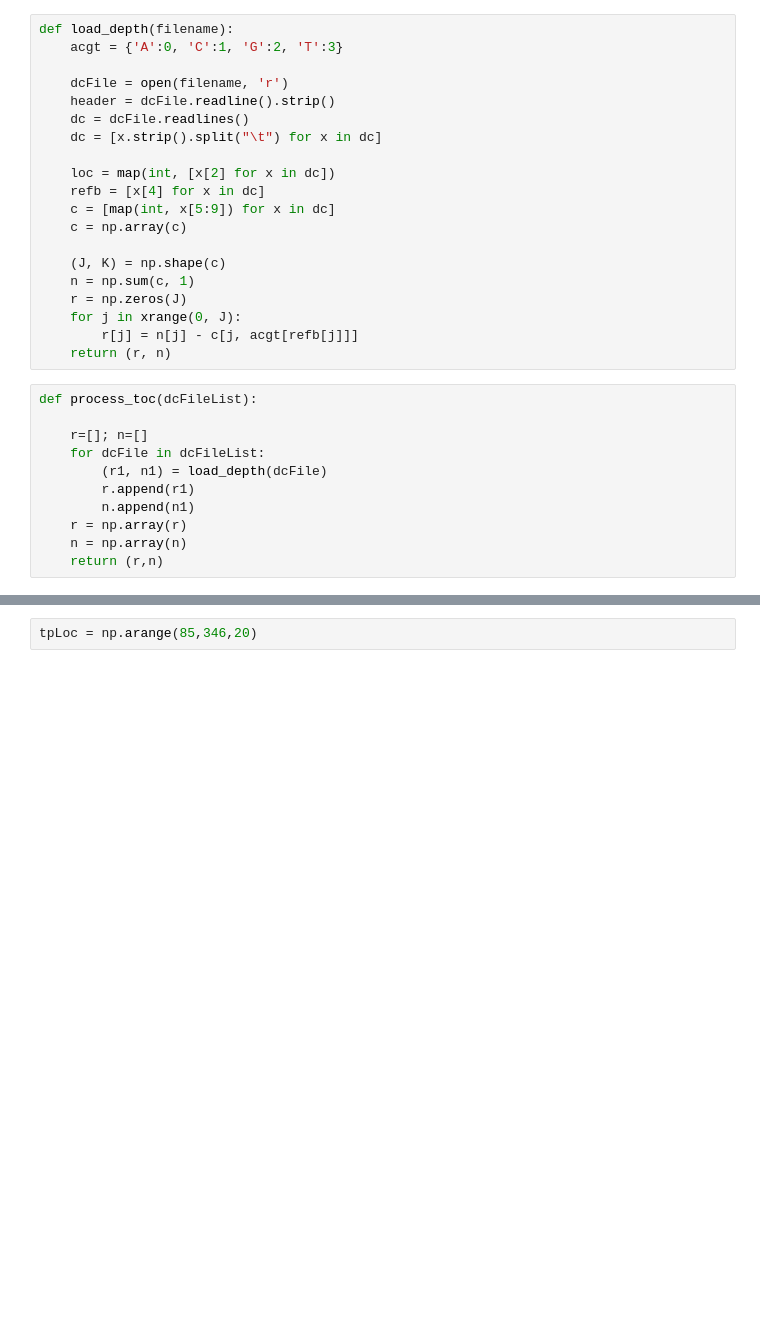
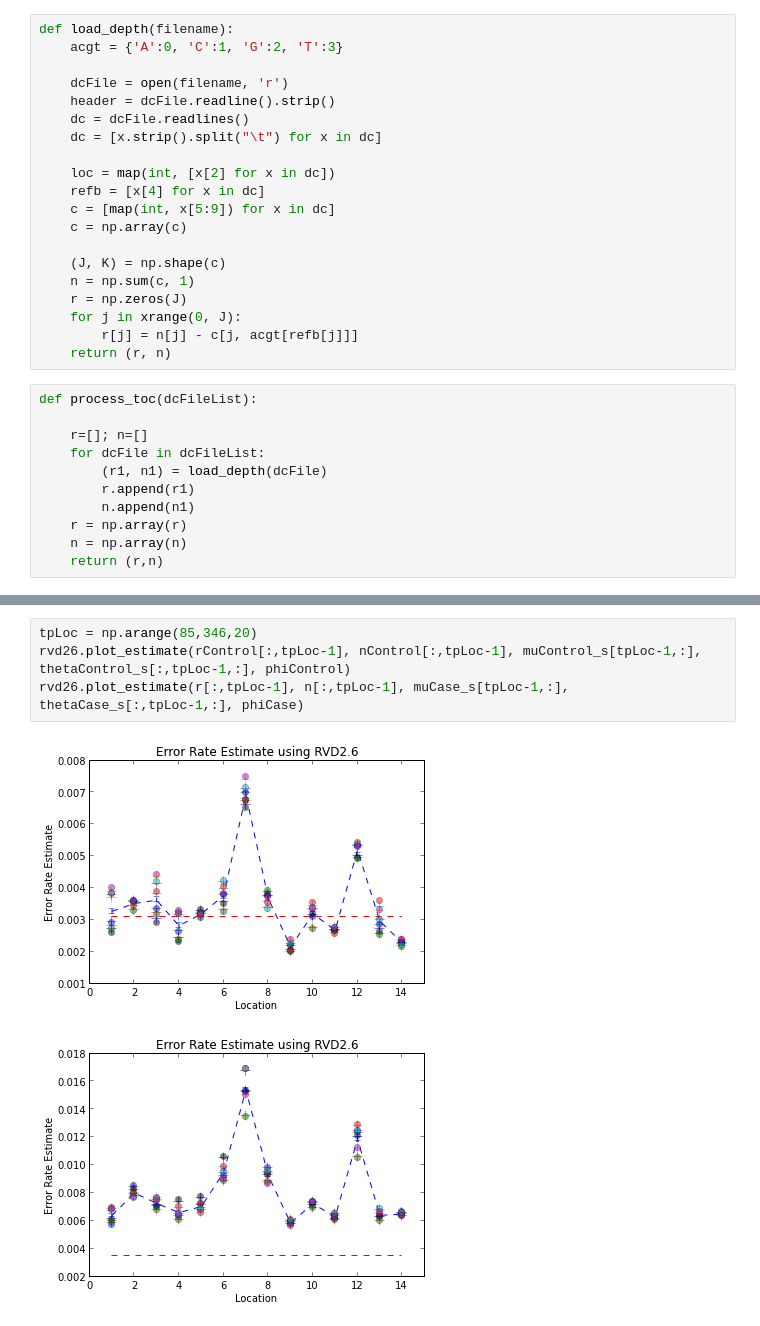
Before and after one commit to fzhangcode/rvd, a Jupyter notebook: results/2013-02-24 Test Synthetic DNA/Test Synthetic DNA Notebook.ipynb, the cells around one changed output, grey strips where cells are left out. Drawn from its saved outputs; the diff is of its cells as text; blank space fills up the shorter version.

```diff
--- a/results/2013-02-24 Test Synthetic DNA/Test Synthetic DNA Notebook.ipynb
+++ b/results/2013-02-24 Test Synthetic DNA/Test Synthetic DNA Notebook.ipynb
@@ -146,2 +119,7 @@ rvd26.plot_estimate(r[:,roi], n[:,roi], muCase_s, thetaCase_s, phiCase)
-# %%
-tpLoc = np.arange(85,346,20)
+# %%
+tpLoc = np.arange(85,346,20)
+rvd26.plot_estimate(rControl[:,tpLoc-1], nControl[:,tpLoc-1], muControl_s[tpLoc-1,:], thetaControl_s[:,tpLoc-1,:], phiControl)
+rvd26.plot_estimate(r[:,tpLoc-1], n[:,tpLoc-1], muCase_s[tpLoc-1,:], thetaCase_s[:,tpLoc-1,:], phiCase)
+# %% [output]
+[figure, added]
+[figure, added]
```
Also changed, not shown: parts of 12 cells of this notebook, 8 other files.
